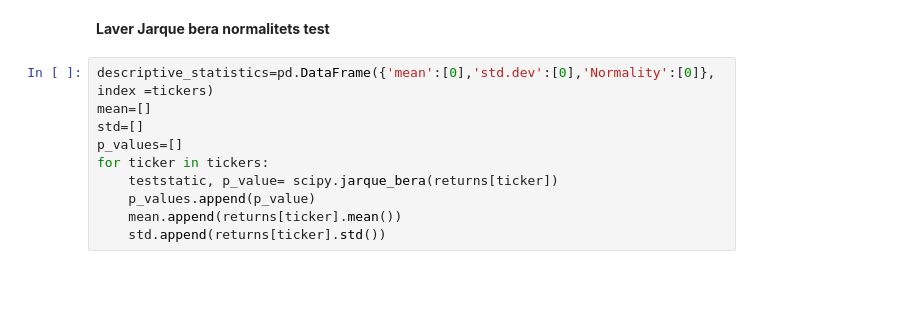
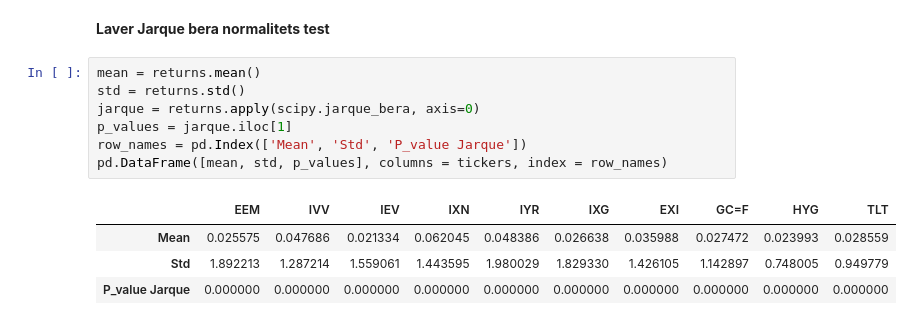
Before and after one commit to neriksen/thesis, a Jupyter notebook: Description of data/description_of_data.ipynb, the cells around one changed output. Drawn from its saved outputs; the diff is of its cells as text; blank space fills up the shorter version.

```diff
--- a/Description of data/description_of_data.ipynb
+++ b/Description of data/description_of_data.ipynb
@@ -103,15 +102,17 @@ ax4.set_ylim((-0.35,0.35))
 #plt.savefig("Skewed Student's t timeseries.png", bbox_inches = 'tight', pad_inches = 0.1)
 # %% [markdown]
 **Laver Jarque bera normalitets test**
-# %%
-descriptive_statistics=pd.DataFrame({'mean':[0],'std.dev':[0],'Normality':[0]}, index =tickers)
-mean=[]
-std=[]
-p_values=[]
-for ticker in tickers:
-    teststatic, p_value= scipy.jarque_bera(returns[ticker])
-    p_values.append(p_value)
-    mean.append(returns[ticker].mean())
-    std.append(returns[ticker].std())
+# %%
+mean = returns.mean()
+std = returns.std()
+jarque = returns.apply(scipy.jarque_bera, axis=0)
+p_values = jarque.iloc[1]
+row_names = pd.Index(['Mean', 'Std', 'P_value Jarque'])
+pd.DataFrame([mean, std, p_values], columns = tickers, index = row_names)
+# %% [output]
+|  | EEM | IVV | IEV | IXN | IYR | IXG | EXI | GC=F | HYG | TLT |
+| Mean | 0.025575 | 0.047686 | 0.021334 | 0.062045 | 0.048386 | 0.026638 | 0.035988 | 0.027472 | 0.023993 | 0.028559 |
+| Std | 1.892213 | 1.287214 | 1.559061 | 1.443595 | 1.980029 | 1.829330 | 1.426105 | 1.142897 | 0.748005 | 0.949779 |
+| P_value Jarque | 0.000000 | 0.000000 | 0.000000 | 0.000000 | 0.000000 | 0.000000 | 0.000000 | 0.000000 | 0.000000 | 0.000000 |
 # %%
 # %% [output]
```
Also changed, not shown: parts of 4 cells of this notebook, 1 other file.
